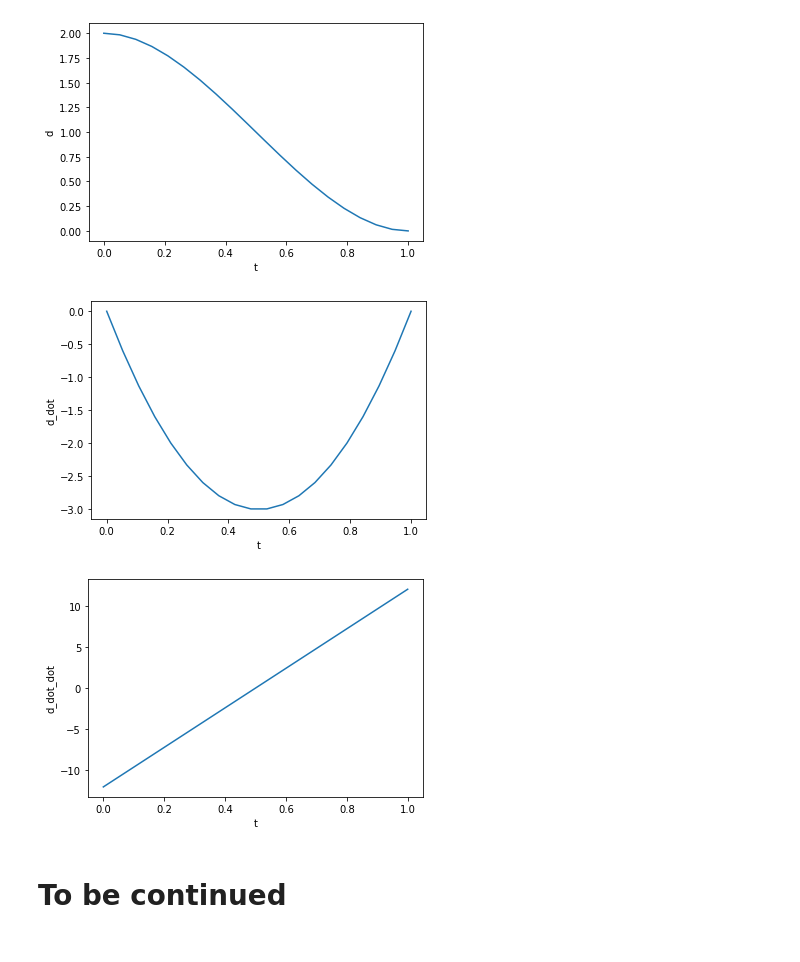
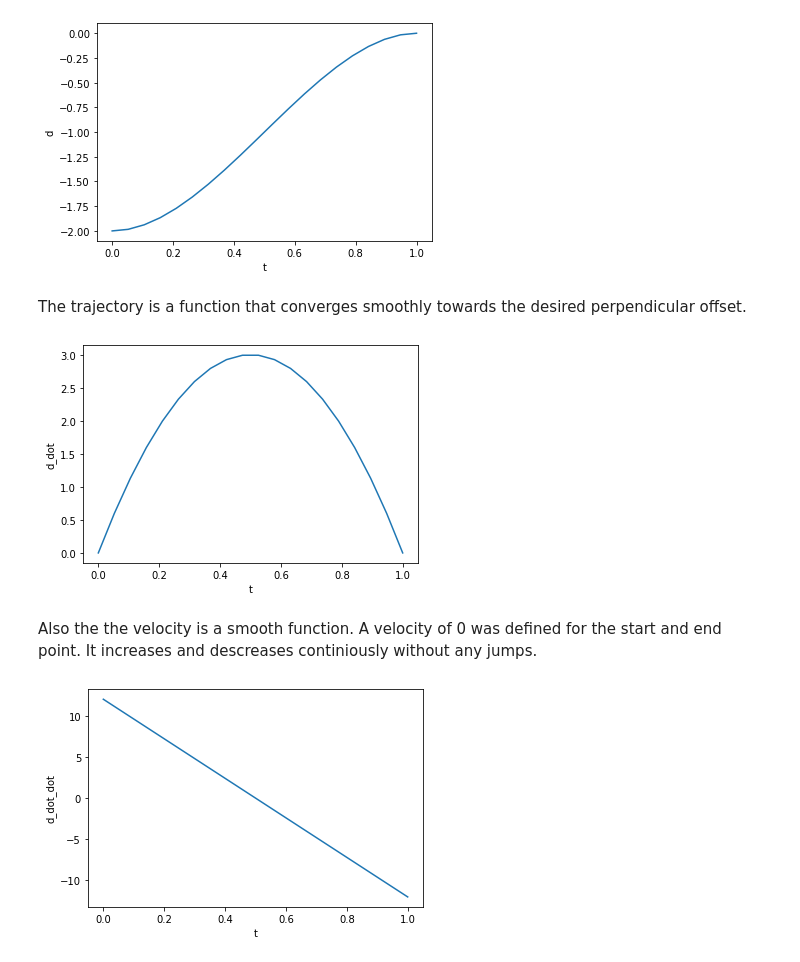
Before and after one commit to mayio/pathplanning, a Jupyter notebook: 2022_02_13_PathPlanning.ipynb, the cells around one changed output. Cells and saved outputs as stored; diff of their text form; code cells hidden in the pictures.

```diff
--- a/2022_02_13_PathPlanning.ipynb
+++ b/2022_02_13_PathPlanning.ipynb
@@ -186,48 +188,50 @@ def cubic_polynomial(coefficients, t):
   a1 = coefficients[1]
   a2 = coefficients[2]
   a3 = coefficients[3]
   theta_pos = a0 + a1 * t + a2 * t**2 + a3 * t**3
   theta_vel = a1 + 2 * a2 * t + 3 * a3 * t**2
   theta_acc = 2 * a2 + 6 * a3 * t
   return (theta_pos, theta_vel, theta_acc)
 
 # setting the contraints
-d_0 = 2.
+d_0 = -2.
 d_dot_0 = 0.
 delta_t = 1.
 
 coefficients = cubic_polynomial_coefficients(d_0, d_dot_0, delta_t)
 
 t_sample = np.linspace(0,delta_t, 20)
 d = []
 d_dot = []
 d_dot_dot = []
 
 for t in t_sample:
    (pos,vel,acc) = cubic_polynomial(coefficients, t)
    d.append(pos)
    d_dot.append(vel)
    d_dot_dot.append(acc)
 
 plt.xlabel("t")
 plt.ylabel("d")
 plt.plot(t_sample, d)
 plt.show()
 # %% [output]
-[figure, old version]
+[figure, new version]
+# %% [markdown]
+The trajectory is a function that converges smoothly towards the desired perpendicular offset.
 # %%
 plt.xlabel("t")
 plt.ylabel("d_dot")
 plt.plot(t_sample, d_dot)
 plt.show()
 # %% [output]
-[figure, old version]
+[figure, new version]
+# %% [markdown]
+Also the the velocity is a smooth function. A velocity of 0 was defined for the start and end point. It increases and descreases continiously without any jumps.
 # %%
 plt.xlabel("t")
 plt.ylabel("d_dot_dot")
 plt.plot(t_sample, d_dot_dot)
 plt.show()
 # %% [output]
-[figure, old version]
+[figure, new version]
-# %% [markdown]
-# To be continued
```
Also changed, not shown: parts of 3 cells of this notebook.
